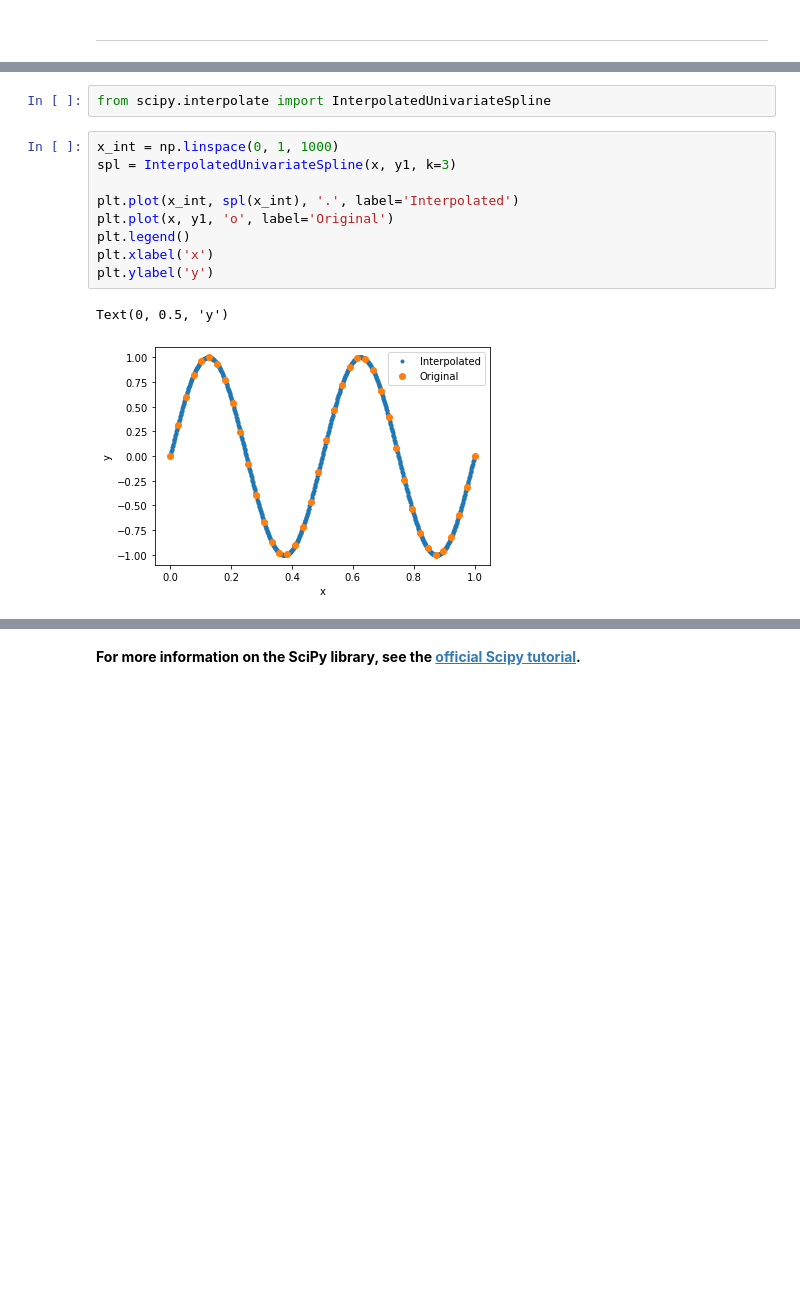
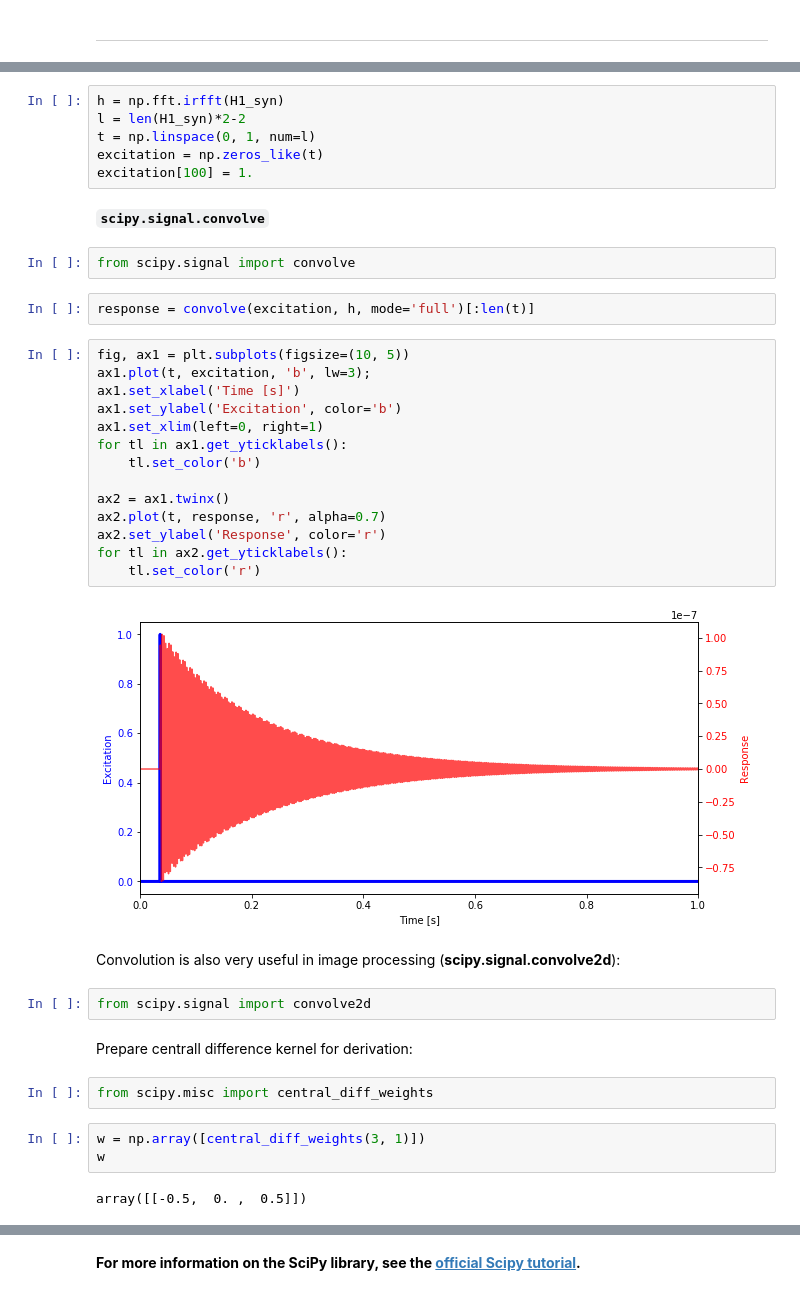
Before and after one commit to ladisk/sdPy, a Jupyter notebook: Part 1 - Open-source Python tools for structural dynamics.ipynb, the cells around one changed output, grey strips where cells are left out. Cells and saved outputs as stored; diff of their text form; blank space fills up the shorter version.

Commit message:
more scipy.signal examples added to part 1 template

```diff
--- a/Part 1 - Open-source Python tools for structural dynamics.ipynb
+++ b/Part 1 - Open-source Python tools for structural dynamics.ipynb
@@ -198,14 +237,41 @@ all based on the NumPy `ndarray` class.
+# %%
+h = np.fft.irfft(H1_syn)
+l = len(H1_syn)*2-2
+t = np.linspace(0, 1, num=l)
+excitation = np.zeros_like(t)
+excitation[100] = 1.
+# %% [markdown]
+**`scipy.signal.convolve`**
 # %%
-from scipy.interpolate import InterpolatedUnivariateSpline
+from scipy.signal import convolve
-# %%
-x_int = np.linspace(0, 1, 1000)
-spl = InterpolatedUnivariateSpline(x, y1, k=3)
-
-plt.plot(x_int, spl(x_int), '.', label='Interpolated')
-plt.plot(x, y1, 'o', label='Original')
-plt.legend()
-plt.xlabel('x')
-plt.ylabel('y')
-# %% [output]
-Text(0, 0.5, 'y')
-[figure, removed]
+# %%
+response = convolve(excitation, h, mode='full')[:len(t)]
+# %%
+fig, ax1 = plt.subplots(figsize=(10, 5))
+ax1.plot(t, excitation, 'b', lw=3);
+ax1.set_xlabel('Time [s]')
+ax1.set_ylabel('Excitation', color='b')
+ax1.set_xlim(left=0, right=1)
+for tl in ax1.get_yticklabels():
+    tl.set_color('b')
+
+ax2 = ax1.twinx()
+ax2.plot(t, response, 'r', alpha=0.7)
+ax2.set_ylabel('Response', color='r')
+for tl in ax2.get_yticklabels():
+    tl.set_color('r')
+# %% [output]
+[figure, added]
+# %% [markdown]
+Convolution is also very useful in image processing (**scipy.signal.convolve2d**):
+# %%
+from scipy.signal import convolve2d
+# %% [markdown]
+Prepare centrall difference kernel for derivation:
+# %%
+from scipy.misc import central_diff_weights
+# %%
+w = np.array([central_diff_weights(3, 1)])
+w
+# %% [output]
+array([[-0.5,  0. ,  0.5]])
```
Also changed, not shown: parts of 51 cells of this notebook, 1 other file.
